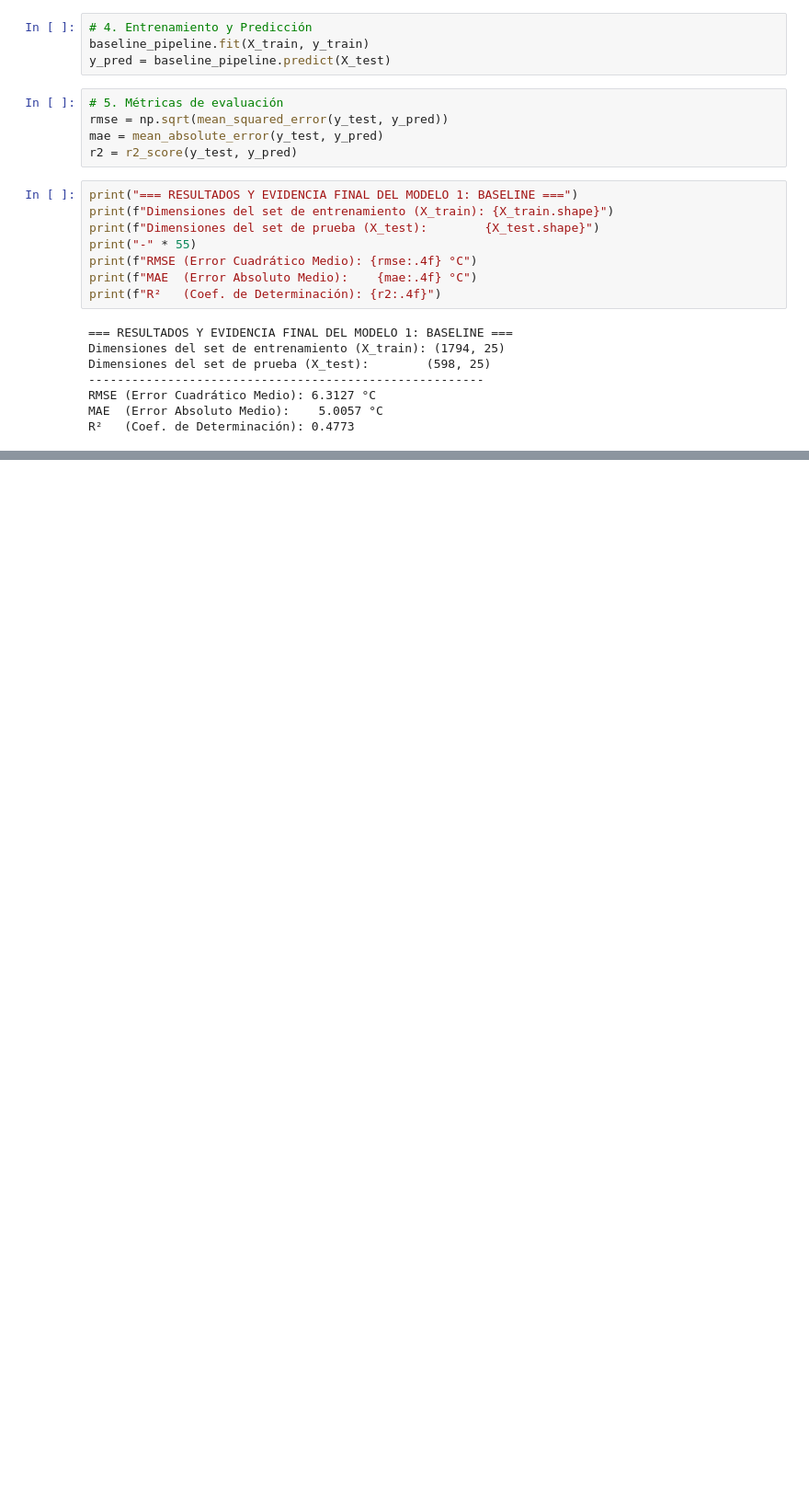
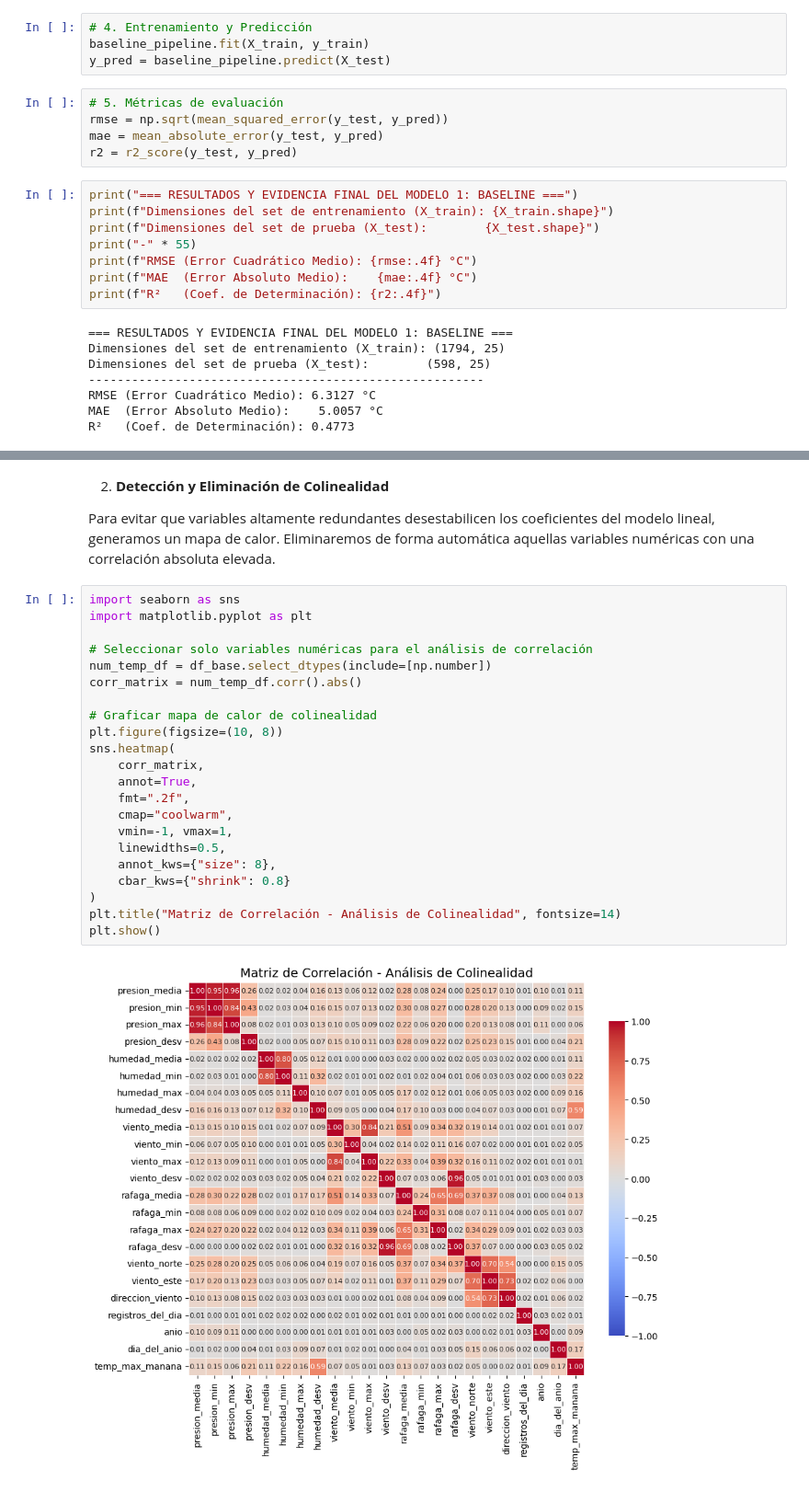
Before and after one commit to DanielEPardo/Lab1-ML, a Jupyter notebook: Laboratorio 1 - Exploración, preparación y regresión lineal.ipynb, the cells around one changed output, grey strips where cells are left out. Shown at 92% size. Cells and saved outputs as stored; diff of their text form; blank space fills up the shorter version.

```diff
--- a/Laboratorio 1 - Exploración, preparación y regresión lineal.ipynb
+++ b/Laboratorio 1 - Exploración, preparación y regresión lineal.ipynb
@@ -780,0 +852,28 @@ R²   (Coef. de Determinación): 0.4773
+# %% [markdown]
+2. **Detección y Eliminación de Colinealidad**
+
+Para evitar que variables altamente redundantes desestabilicen los coeficientes del modelo lineal, generamos un mapa de calor. Eliminaremos de forma automática aquellas variables numéricas con una correlación absoluta elevada.
+# %%
+import seaborn as sns
+import matplotlib.pyplot as plt
+
+# Seleccionar solo variables numéricas para el análisis de correlación
+num_temp_df = df_base.select_dtypes(include=[np.number])
+corr_matrix = num_temp_df.corr().abs()
+
+# Graficar mapa de calor de colinealidad
+plt.figure(figsize=(10, 8))
+sns.heatmap(
+    corr_matrix,
+    annot=True,
+    fmt=".2f",
+    cmap="coolwarm",
+    vmin=-1, vmax=1,
+    linewidths=0.5,
+    annot_kws={"size": 8},
+    cbar_kws={"shrink": 0.8}
+)
+plt.title("Matriz de Correlación - Análisis de Colinealidad", fontsize=14)
+plt.show()
+# %% [output]
+[figure, added]
```
Also changed, not shown: parts of 12 cells of this notebook.
